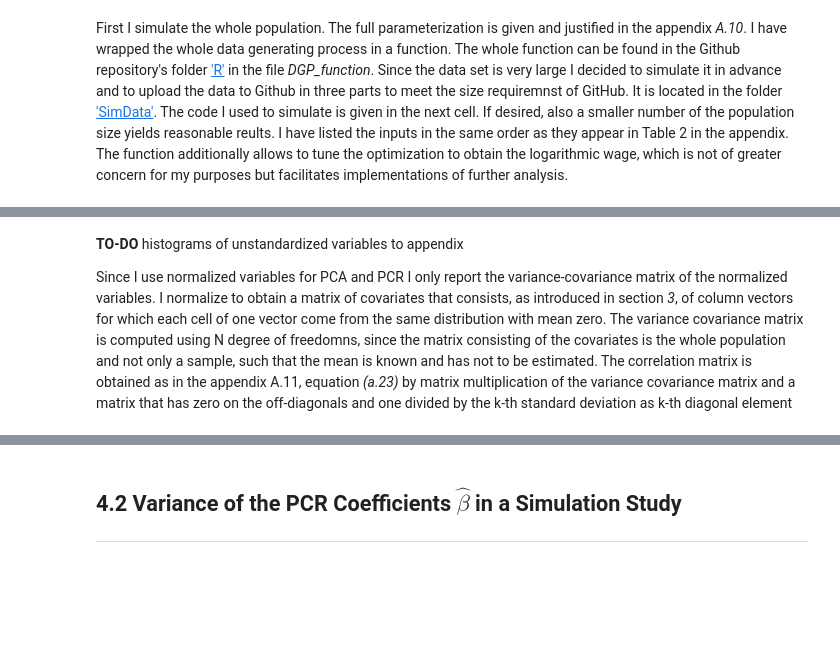
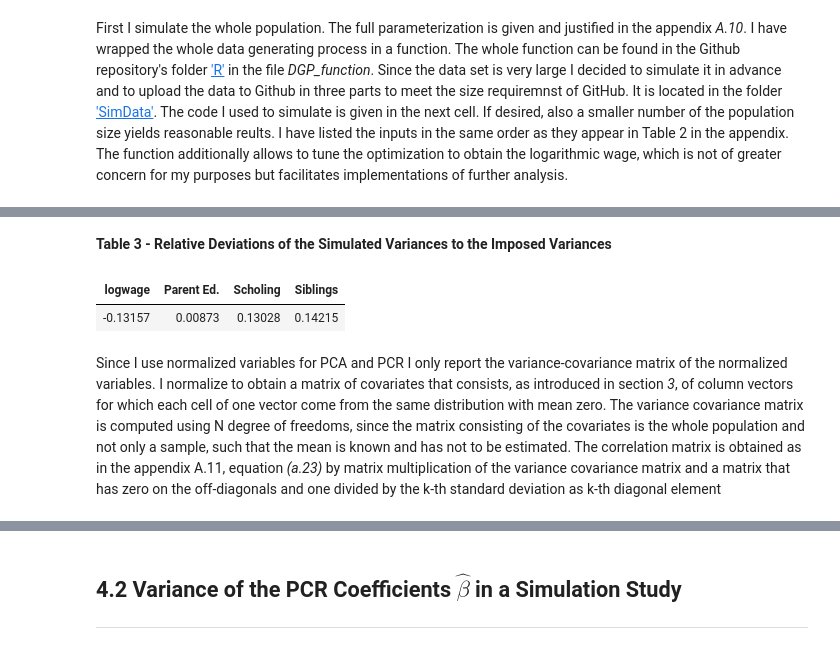
Before and after one commit to manuhuth/PCR-Parameter-Variance-Analysis, a Jupyter notebook: Notebooks/6Simulation.ipynb, the cells around one changed output, grey strips where cells are left out. Saved outputs shown, nothing was run; the diff lists cells and outputs as text; code cells hidden in the pictures; blank space fills up the shorter version.

```diff
--- a/Notebooks/6Simulation.ipynb
+++ b/Notebooks/6Simulation.ipynb
@@ -48,7 +85,12 @@ colnames(X) <- c('test7_m', 'test11_m', 'test7_r', 'test11_r', 'parent_educ', 's
+# %% [markdown]
+**Table 3 - Relative Deviations of the Simulated Variances to the Imposed Variances**
+# %%
+(deviations_vars <- round(t(imposed_variances - observed_variances)/imposed_variances, 5))
+# %% [output]
+| logwage | Parent Ed. | Scholing | Siblings |
+| -0.13157 | 0.00873 | 0.13028 | 0.14215 |
 # %% [markdown]
-**TO-DO** histograms of unstandardized variables to appendix
-
-Since I use normalized variables for PCA and PCR I only report the variance-covariance matrix of the normalized variables. I normalize to obtain a matrix of covariates that consists, as introduced in section *3*, of column vectors for which each cell of one vector come from the same distribution with mean zero. The variance covariance matrix is computed using N degree of freedomns, since the matrix consisting of the covariates is the whole population and not only a sample, such that the mean is known and has not to be estimated. The correlation matrix is obtained as in the appendix A.11, equation *(a.23)* by matrix multiplication of the variance covariance matrix and a matrix that has zero on the off-diagonals and one divided by the k-th standard deviation as k-th diagonal element
+Since I use normalized variables for PCA and PCR I only report the variance-covariance matrix of the normalized variables. I normalize to obtain a matrix of covariates that consists, as introduced in section *3*, of column vectors for which each cell of one vector come from the same distribution with mean zero. The variance covariance matrix is computed using N degree of freedoms, since the matrix consisting of the covariates is the whole population and not only a sample, such that the mean is known and has not to be estimated. The correlation matrix is obtained as in the appendix A.11, equation *(a.23)* by matrix multiplication of the variance covariance matrix and a matrix that has zero on the off-diagonals and one divided by the k-th standard deviation as k-th diagonal element
 # %%
 trans <- 'normalized' #indicate if data is normalized or standarized
 if (trans == 'normalized') {
```
Also changed, not shown: parts of 19 cells of this notebook, 3 other files.
